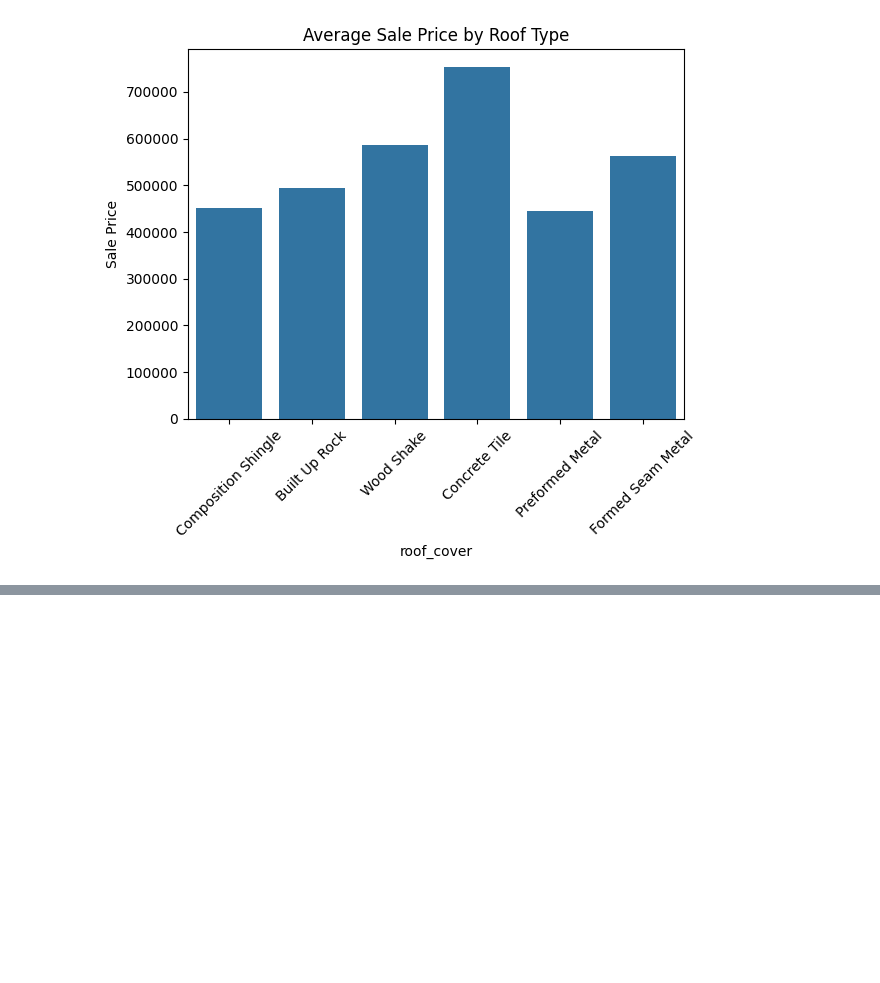
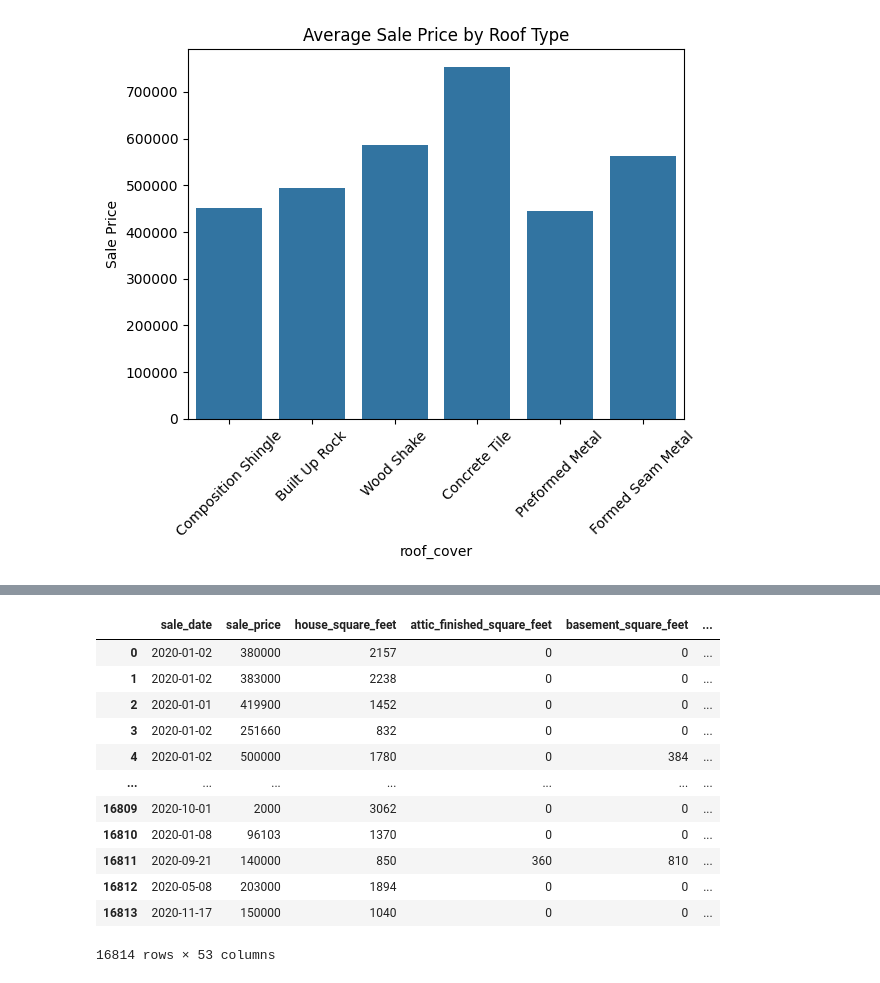
Before and after one commit to splitneutron/lab_hedonic_pricing, a Jupyter notebook: lab_notebook.ipynb, the cells around one changed output, grey strips where cells are left out. Saved outputs shown, nothing was run; the diff lists cells and outputs as text; code cells hidden in the pictures; blank space fills up the shorter version.

```diff
--- a/lab_notebook.ipynb
+++ b/lab_notebook.ipynb
@@ -51,0 +83,26 @@ The `ci` parameter is deprecated. Use `errorbar=None` for the same effect.
+# %%
+#2
+ddf1 = pd.get_dummies(df["hvac_description"])
+ddf2 = pd.get_dummies(df["interior"])
+ddf3 = pd.get_dummies(df["roof_cover"])
+ddf4 = pd.get_dummies(df["waterfront_type"])
+ddf5 = pd.get_dummies(df["view_quality"])
+ddf6 = pd.get_dummies(df["utility_sewer"])
+# %%
+df = pd.concat([df, ddf1,ddf2,ddf3, ddf4, ddf5 , ddf6],axis=1)
+# %%
+df
+# %% [output]
+|  | sale_date | sale_price | house_square_feet | attic_finished_square_feet | basement_square_feet | ... |
+| 0 | 2020-01-02 | 380000 | 2157 | 0 | 0 | ... |
+| 1 | 2020-01-02 | 383000 | 2238 | 0 | 0 | ... |
+| 2 | 2020-01-01 | 419900 | 1452 | 0 | 0 | ... |
+| 3 | 2020-01-02 | 251660 | 832 | 0 | 0 | ... |
+| 4 | 2020-01-02 | 500000 | 1780 | 0 | 384 | ... |
+| ... | ... | ... | ... | ... | ... | ... |
+| 16809 | 2020-10-01 | 2000 | 3062 | 0 | 0 | ... |
+| 16810 | 2020-01-08 | 96103 | 1370 | 0 | 0 | ... |
+| 16811 | 2020-09-21 | 140000 | 850 | 360 | 810 | ... |
+| 16812 | 2020-05-08 | 203000 | 1894 | 0 | 0 | ... |
+| 16813 | 2020-11-17 | 150000 | 1040 | 0 | 0 | ... |
+16814 rows × 53 columns
```
Also changed, not shown: parts of 6 cells of this notebook.
